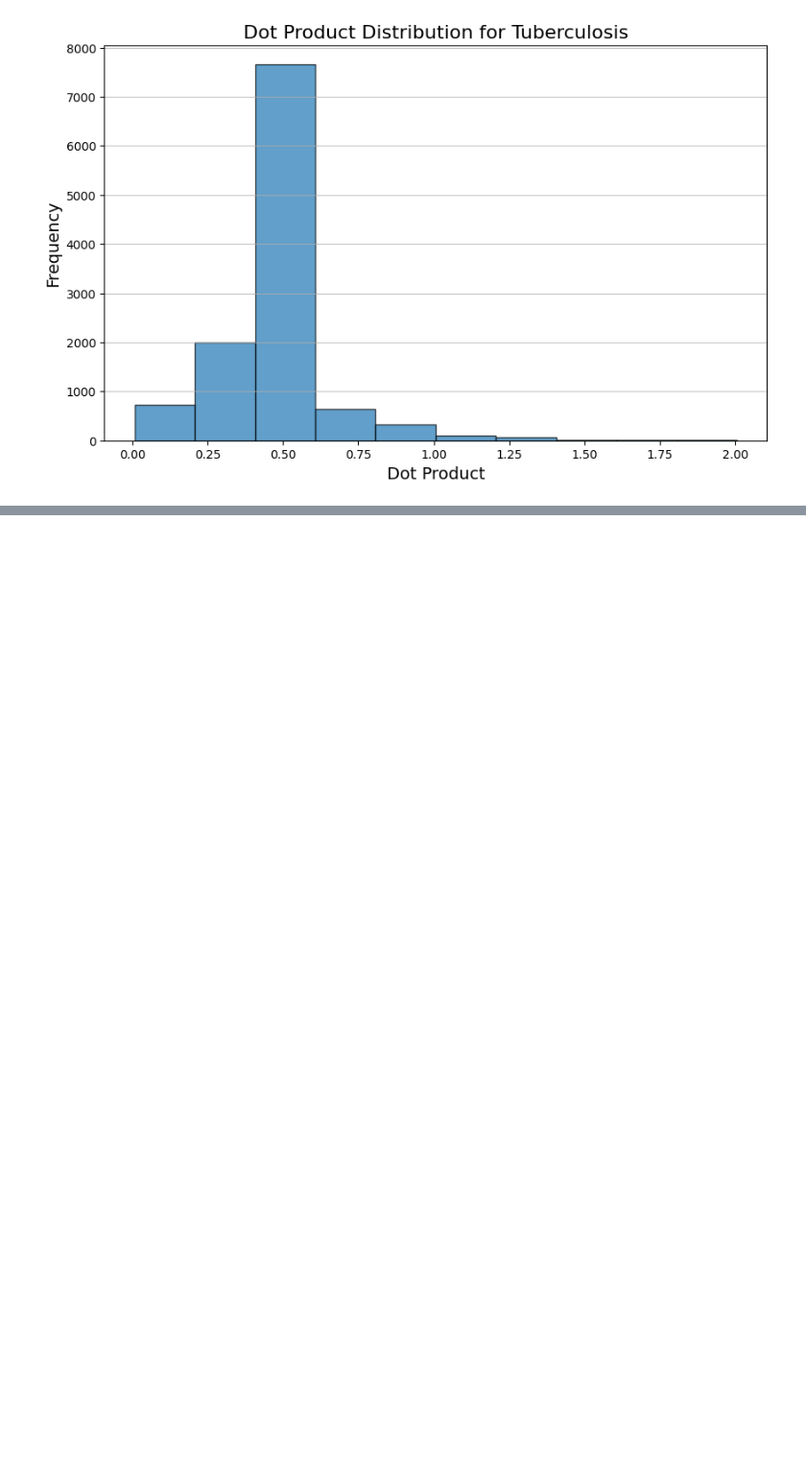
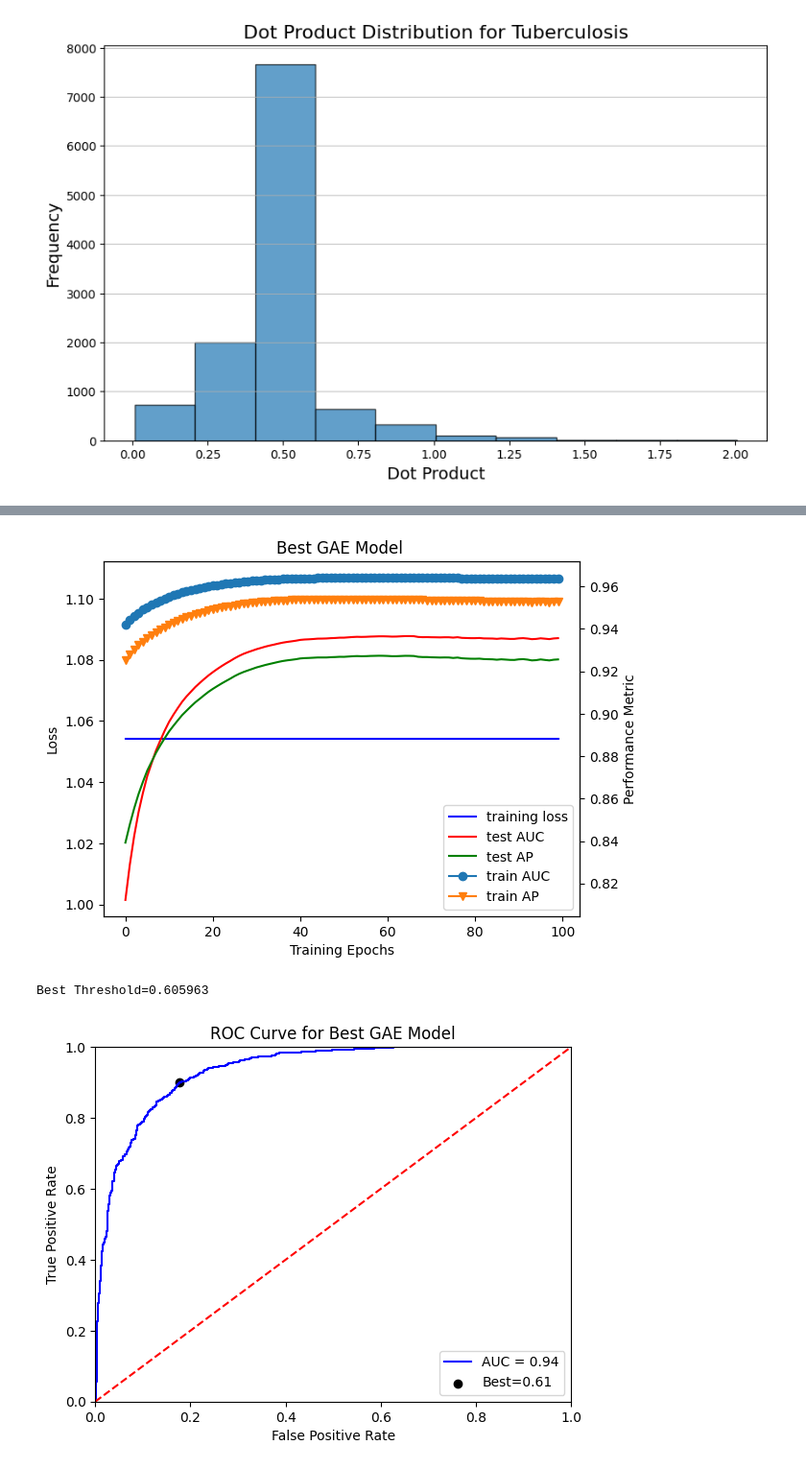
Before and after one commit to kay15vl/ReDrugGraph, a Jupyter notebook: scripts/gnn_implementation.ipynb, the cells around one changed output, grey strips where cells are left out. Shown at 96% size. Saved outputs shown, nothing was run; the diff lists cells and outputs as text; code cells hidden in the pictures; blank space fills up the shorter version.

```diff
--- a/scripts/gnn_implementation.ipynb
+++ b/scripts/gnn_implementation.ipynb
@@ -1067,0 +1235,4 @@ plt.show()
+# %%
+# create new gae with the drug data
+num_features = 1
+dgidb_torch_data,drug_map, gene_map,  = get_drugdata_with_features(filtered_dgidb_df, num_features)
@@ -1067,0 +1343,16 @@ plt.show()
+# %%
+# initialize device setting
+device = torch.device('cuda' if torch.cuda.is_available() else 'cpu')
+print(device)
+
+# doing a split of 15% of edges for the test set and the 5% for validation
+
+transform = Compose([ T.NormalizeFeatures(),
+                       T.ToDevice(device),
+                       T.RandomLinkSplit(num_val = 0.05, num_test= 0.15, is_undirected= True,
+                                         split_labels=True, add_negative_train_samples= True),])
+
+drug_train_set, drug_val_set, drug_test_set = transform(dgidb_torch_data)
+print("Training set: \n", drug_train_set)
+print("Validation set: \n", drug_val_set)
+print("Test set: \n", drug_test_set)
@@ -1067,0 +1462,7 @@ plt.show()
+# %%
+plot_training_stats('Best GAE Model ', drug_losses, drug_test_auc, drug_test_ap, drug_train_aucs, drug_train_aps)
+plot_roc_curve('ROC Curve for Best GAE Model',drug_gae_model, drug_test_set)
+# %% [output]
+[figure, added]
+Best Threshold=0.605963
+[figure, added]
```
Also changed, not shown: parts of 79 cells of this notebook.
